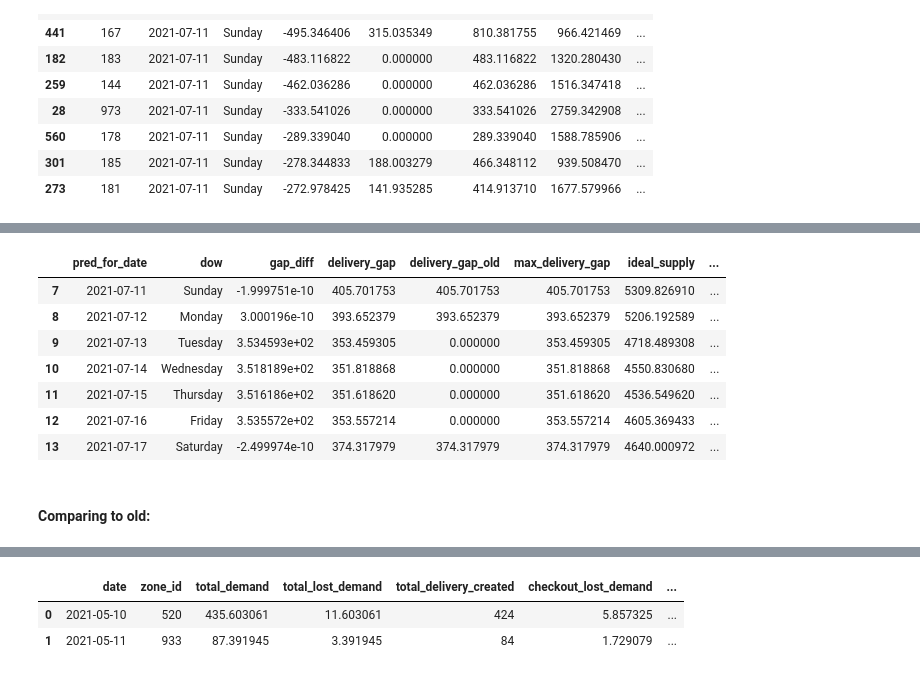
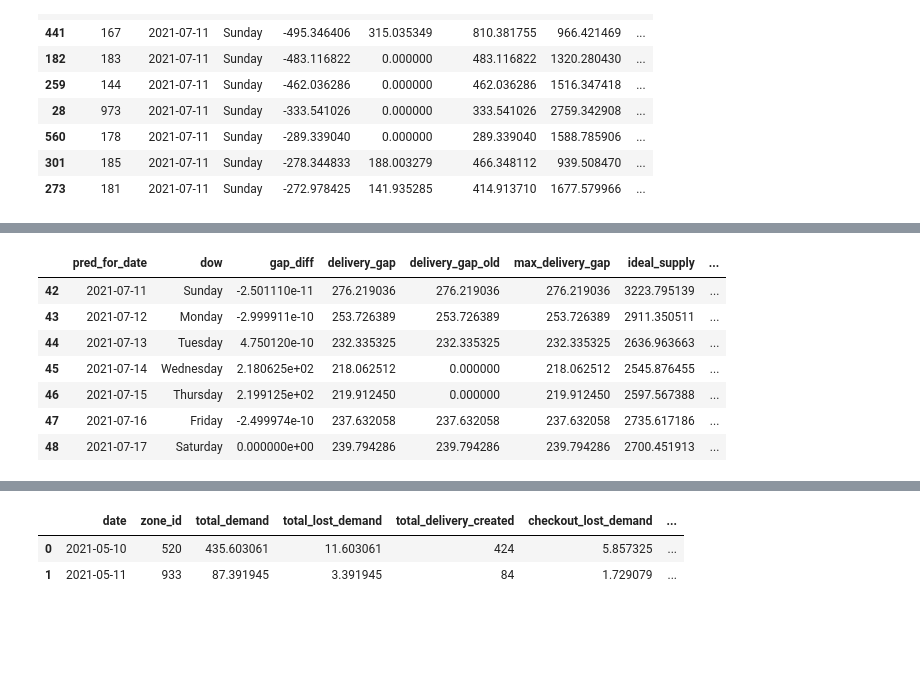
Before and after one commit to soreasy/bayesian_hierarchical_models, a Jupyter notebook: Zone-Day Gaps v2 - Backtest Final-Copy1.ipynb, the cells around one changed output, grey strips where cells are left out. Cells and saved outputs as stored; diff of their text form; code cells hidden in the pictures; blank space fills up the shorter version.

```diff
--- a/Zone-Day Gaps v2 - Backtest Final-Copy1.ipynb
+++ b/Zone-Day Gaps v2 - Backtest Final-Copy1.ipynb
@@ -500,13 +498,11 @@ bt4.sort_values('gap_diff')[['zone_id', 'pred_for_date', 'dow', 'gap_diff', 'del
 # %%
-bt4.loc[bt4.zone_id == 942][['pred_for_date', 'dow', 'gap_diff', 'delivery_gap', 'delivery_gap_old', 'max_delivery_gap', 'ideal_supply', 'ideal_supply_old', 'ideal_ratio', 'ideal_ratio_old']]
+bt4.loc[bt4.zone_id == 975][['pred_for_date', 'dow', 'gap_diff', 'delivery_gap', 'delivery_gap_old', 'max_delivery_gap', 'ideal_supply', 'ideal_supply_old', 'ideal_ratio', 'ideal_ratio_old']]
 # %% [output]
 |  | pred_for_date | dow | gap_diff | delivery_gap | delivery_gap_old | max_delivery_gap | ideal_supply | ... |
-| 7 | 2021-07-11 | Sunday | -1.999751e-10 | 405.701753 | 405.701753 | 405.701753 | 5309.826910 | ... |
-| 8 | 2021-07-12 | Monday | 3.000196e-10 | 393.652379 | 393.652379 | 393.652379 | 5206.192589 | ... |
-| 9 | 2021-07-13 | Tuesday | 3.534593e+02 | 353.459305 | 0.000000 | 353.459305 | 4718.489308 | ... |
-| 10 | 2021-07-14 | Wednesday | 3.518189e+02 | 351.818868 | 0.000000 | 351.818868 | 4550.830680 | ... |
-| 11 | 2021-07-15 | Thursday | 3.516186e+02 | 351.618620 | 0.000000 | 351.618620 | 4536.549620 | ... |
-| 12 | 2021-07-16 | Friday | 3.535572e+02 | 353.557214 | 0.000000 | 353.557214 | 4605.369433 | ... |
-| 13 | 2021-07-17 | Saturday | -2.499974e-10 | 374.317979 | 374.317979 | 374.317979 | 4640.000972 | ... |
+| 42 | 2021-07-11 | Sunday | -2.501110e-11 | 276.219036 | 276.219036 | 276.219036 | 3223.795139 | ... |
+| 43 | 2021-07-12 | Monday | -2.999911e-10 | 253.726389 | 253.726389 | 253.726389 | 2911.350511 | ... |
+| 44 | 2021-07-13 | Tuesday | 4.750120e-10 | 232.335325 | 232.335325 | 232.335325 | 2636.963663 | ... |
+| 45 | 2021-07-14 | Wednesday | 2.180625e+02 | 218.062512 | 0.000000 | 218.062512 | 2545.876455 | ... |
+| 46 | 2021-07-15 | Thursday | 2.199125e+02 | 219.912450 | 0.000000 | 219.912450 | 2597.567388 | ... |
+| 47 | 2021-07-16 | Friday | -2.499974e-10 | 237.632058 | 237.632058 | 237.632058 | 2735.617186 | ... |
+| 48 | 2021-07-17 | Saturday | 0.000000e+00 | 239.794286 | 239.794286 | 239.794286 | 2700.451913 | ... |
-# %% [markdown]
-#### Comparing to old:
```
Also changed, not shown: parts of 42 cells of this notebook, 2 other files.
